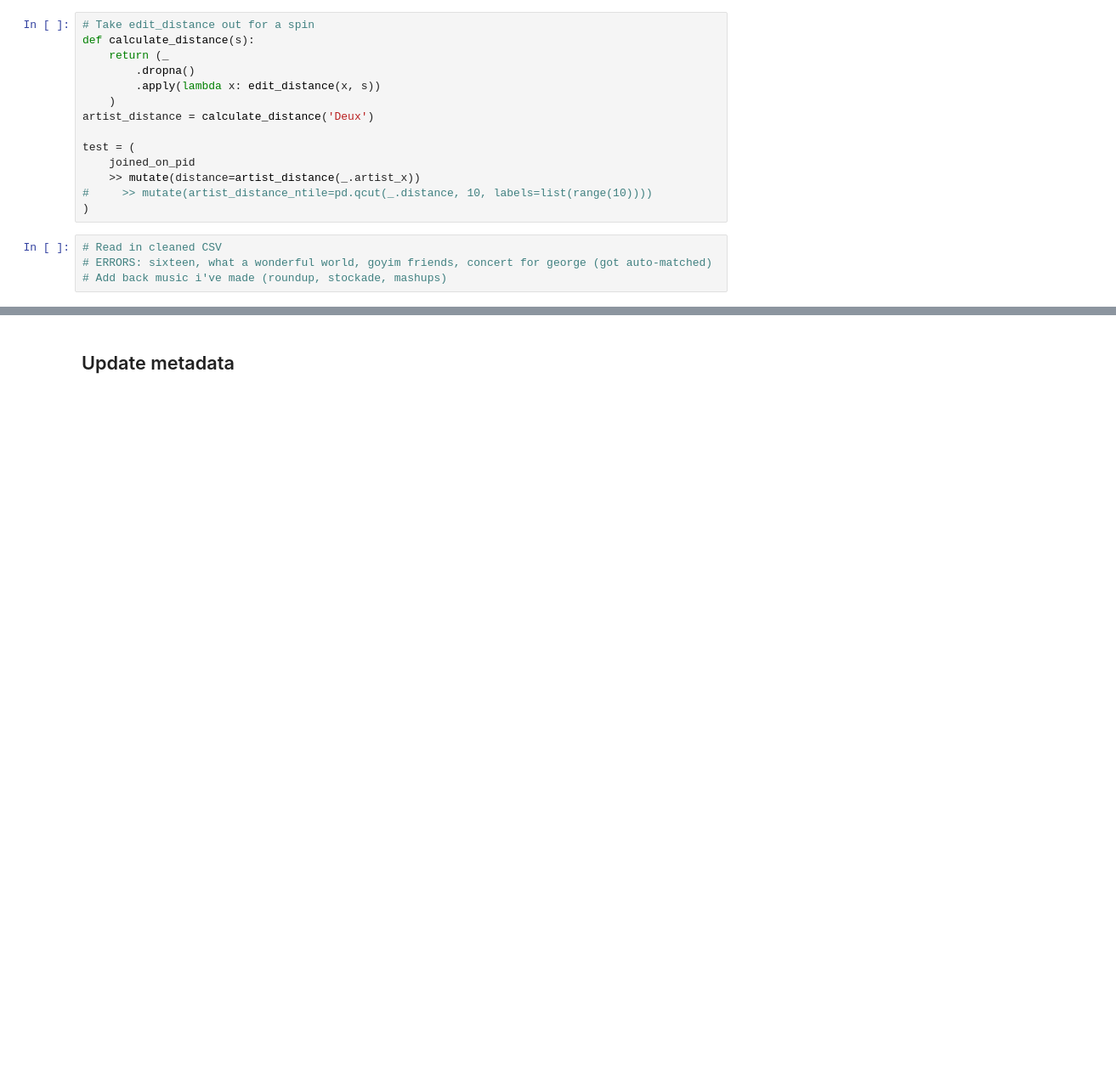
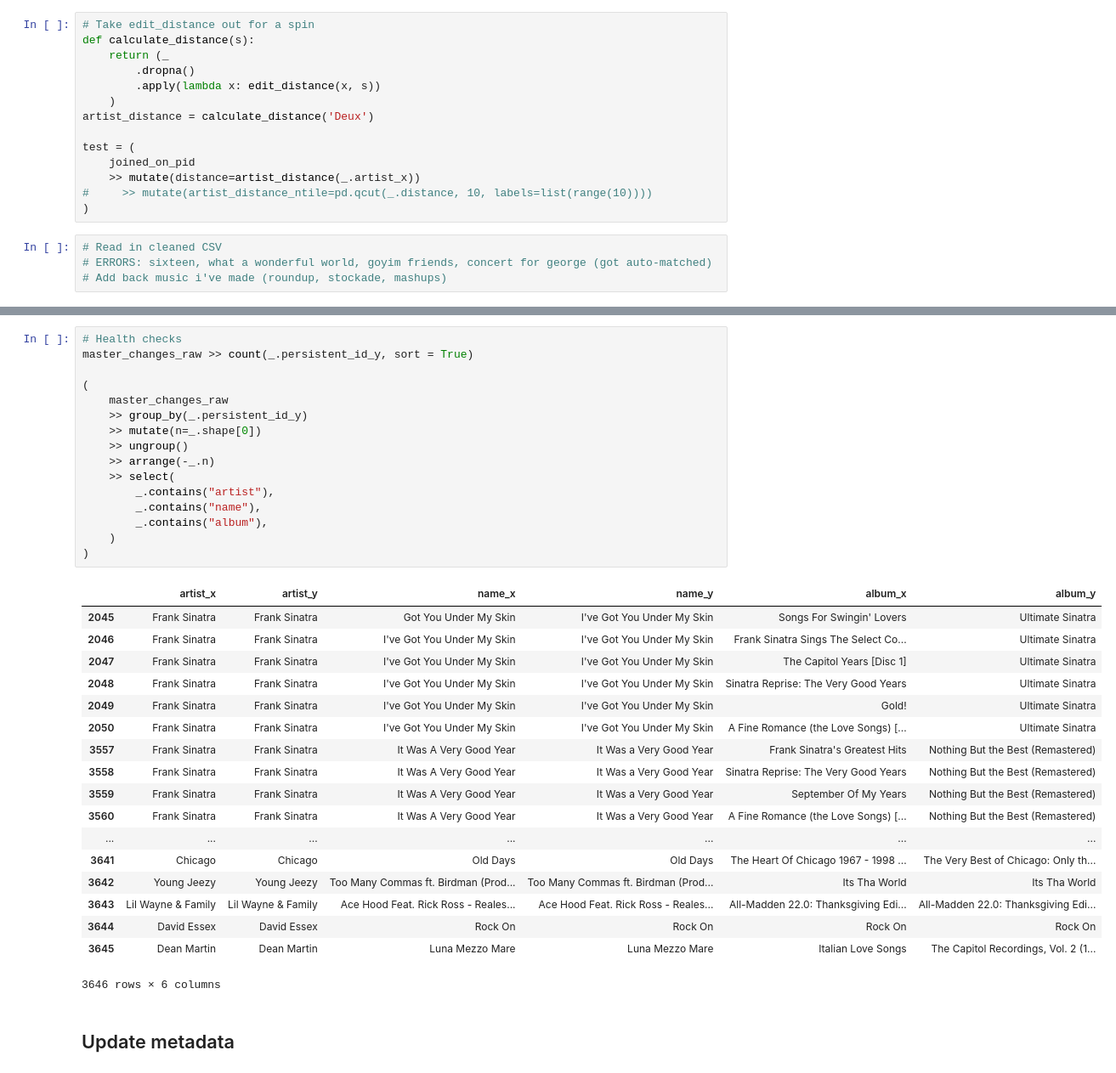
Before and after one commit to bakera81/itunesutils, a Jupyter notebook: python/anthonys-data-adventure.ipynb, the cells around one changed output, grey strips where cells are left out. Shown: that part at 85% size. Saved outputs shown, nothing was run; the diff lists cells and outputs as text; blank space fills up the shorter version.

```diff
--- a/python/anthonys-data-adventure.ipynb
+++ b/python/anthonys-data-adventure.ipynb
@@ -166,3 +218,38 @@ test = (
+# %%
+# Health checks
+master_changes_raw >> count(_.persistent_id_y, sort = True)
+
+(
+    master_changes_raw
+    >> group_by(_.persistent_id_y)
+    >> mutate(n=_.shape[0])
+    >> ungroup()
+    >> arrange(-_.n)
+    >> select(
+        _.contains("artist"),
+        _.contains("name"),
+        _.contains("album"),
+    )
+)
+# %% [output]
+|  | artist_x | artist_y | name_x | name_y | album_x | album_y |
+| 2045 | Frank Sinatra | Frank Sinatra | Got You Under My Skin | I've Got You Under My Skin | Songs For Swingin' Lovers | Ultimate Sinatra |
+| 2046 | Frank Sinatra | Frank Sinatra | I've Got You Under My Skin | I've Got You Under My Skin | Frank Sinatra Sings The Select Co... | Ultimate Sinatra |
+| 2047 | Frank Sinatra | Frank Sinatra | I've Got You Under My Skin | I've Got You Under My Skin | The Capitol Years [Disc 1] | Ultimate Sinatra |
+| 2048 | Frank Sinatra | Frank Sinatra | I've Got You Under My Skin | I've Got You Under My Skin | Sinatra Reprise: The Very Good Years | Ultimate Sinatra |
+| 2049 | Frank Sinatra | Frank Sinatra | I've Got You Under My Skin | I've Got You Under My Skin | Gold! | Ultimate Sinatra |
+| 2050 | Frank Sinatra | Frank Sinatra | I've Got You Under My Skin | I've Got You Under My Skin | A Fine Romance (the Love Songs) [... | Ultimate Sinatra |
+| 3557 | Frank Sinatra | Frank Sinatra | It Was A Very Good Year | It Was a Very Good Year | Frank Sinatra's Greatest Hits | Nothing But the Best (Remastered) |
+| 3558 | Frank Sinatra | Frank Sinatra | It Was A Very Good Year | It Was a Very Good Year | Sinatra Reprise: The Very Good Years | Nothing But the Best (Remastered) |
+| 3559 | Frank Sinatra | Frank Sinatra | It Was A Very Good Year | It Was a Very Good Year | September Of My Years | Nothing But the Best (Remastered) |
+| 3560 | Frank Sinatra | Frank Sinatra | It Was A Very Good Year | It Was a Very Good Year | A Fine Romance (the Love Songs) [... | Nothing But the Best (Remastered) |
+| ... | ... | ... | ... | ... | ... | ... |
+| 3641 | Chicago | Chicago | Old Days | Old Days | The Heart Of Chicago 1967 - 1998 ... | The Very Best of Chicago: Only th... |
+| 3642 | Young Jeezy | Young Jeezy | Too Many Commas ft. Birdman (Prod... | Too Many Commas ft. Birdman (Prod... | Its Tha World | Its Tha World |
+| 3643 | Lil Wayne & Family | Lil Wayne & Family | Ace Hood Feat. Rick Ross - Reales... | Ace Hood Feat. Rick Ross - Reales... | All-Madden 22.0: Thanksgiving Edi... | All-Madden 22.0: Thanksgiving Edi... |
+| 3644 | David Essex | David Essex | Rock On | Rock On | Rock On | Rock On |
+| 3645 | Dean Martin | Dean Martin | Luna Mezzo Mare | Luna Mezzo Mare | Italian Love Songs | The Capitol Recordings, Vol. 2 (1... |
+3646 rows × 6 columns
 # %% [markdown]
 ## Update metadata
 # %% [markdown]
```
Also changed, not shown: parts of 11 cells of this notebook.
